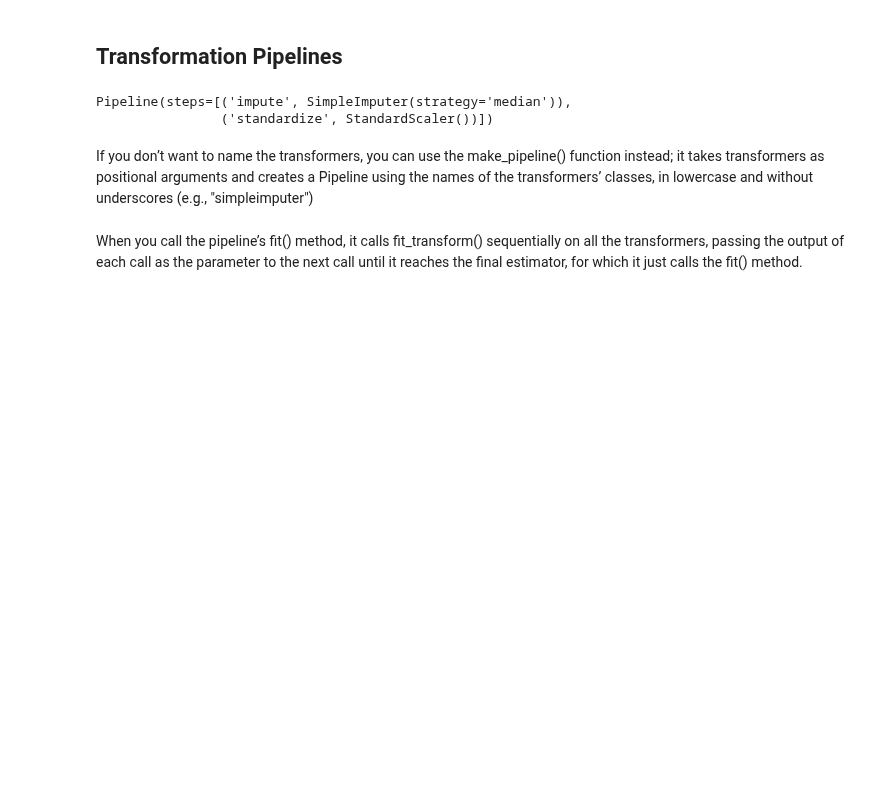
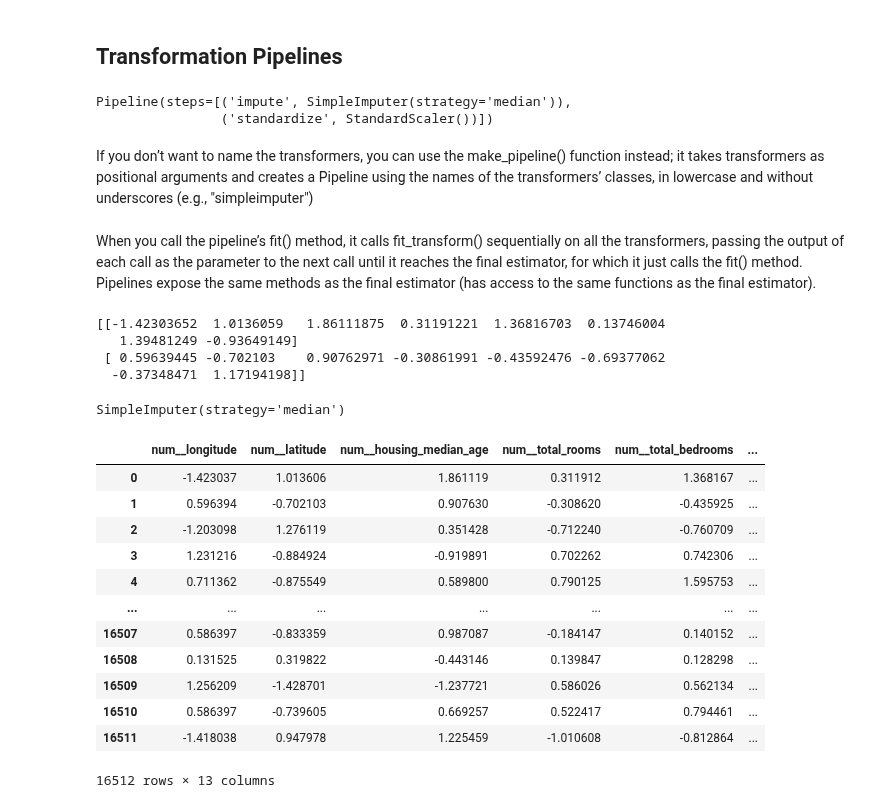
Before and after one commit to TaurusFire/Hands-on-Machine-Learning-Code-Notes, a Jupyter notebook: Chapter 2- Housing Project/HousingPrices.ipynb, the cells around one changed output. Drawn from its saved outputs; the diff is of its cells as text; code cells hidden in the pictures; blank space fills up the shorter version.

Commit message:
updated HousingPrices

```diff
--- a/Chapter 2- Housing Project/HousingPrices.ipynb
+++ b/Chapter 2- Housing Project/HousingPrices.ipynb
@@ -518,4 +524,57 @@ Pipeline(steps=[('impute', SimpleImputer(strategy='median')),
 # %% [markdown]
 If you don’t want to name the transformers, you can use the make_pipeline() function instead; it takes transformers as positional arguments and creates a Pipeline using the names of the transformers’ classes, in lowercase and without underscores (e.g., "simpleimputer")
 # %% [markdown]
-When you call the pipeline’s fit() method, it calls fit_transform() sequentially on all the transformers, passing the output of each call as the parameter to the next call until it reaches the final estimator, for which it just calls the fit() method.
+When you call the pipeline’s fit() method, it calls fit_transform() sequentially on all the transformers, passing the output of each call as the parameter to the next call until it reaches the final estimator, for which it just calls the fit() method. Pipelines expose the same methods as the final estimator (has access to the same functions as the final estimator).
+# %%
+housingNumPrepared = numPipeline.fit_transform(housing_num)
+print(housingNumPrepared[:2])
+#pipelines can also be indexed to obtain the estimators, or the key can be inserted to obtain the estimator, e.g.
+numPipeline["impute"]
+# %% [output]
+[[-1.42303652  1.0136059   1.86111875  0.31191221  1.36816703  0.13746004
+   1.39481249 -0.93649149]
+ [ 0.59639445 -0.702103    0.90762971 -0.30861991 -0.43592476 -0.69377062
+  -0.37348471  1.17194198]]
+SimpleImputer(strategy='median')
+# %%
+#We can use a ColumnTransformer to handle categorical and numerical columns separately.
+#Define the numerical and categorical columns.
+
+num_attribs = ["longitude", "latitude", "housing_median_age", "total_rooms", "total_bedrooms", "population", "households", "median_income"]
+cat_attribs = ["ocean_proximity"]
+
+#make the pipeline
+catPipeline = make_pipeline(SimpleImputer(strategy="most_frequent"), OneHotEncoder(handle_unknown="ignore"))
+
+#create the ColumnTransformer passing in 3-tuples with names (e.g. num or cat), then the corresponding pipeline, then the names of numerical/categorical columns repectively.
+#this pipeline: for numerical columns: imputes the dataset then standardizes numbers. for categorical columns: imputes missing data with the mode and then dot one-hot
+preprocessing = ColumnTransformer([
+    ("num", numPipeline, num_attribs),
+    ("cat", catPipeline, cat_attribs)
+])
+
+#scikit learn also has a make_column_selector() function that allows you to select all the features/column of a given type
+#you can also omit names with make_column_transformer() which chooses the name:
+
+"""preprocessing = make_column_transformer(
+(num_pipeline, make_column_selector(dtype_include=np.number)),
+(cat_pipeline, make_column_selector(dtype_include=object)),
+)"""
+
+housingPrepared = preprocessing.fit_transform(housing)
+housingPrepared = pd.DataFrame(housingPrepared, columns=preprocessing.get_feature_names_out())
+housingPrepared
+# %% [output]
+|  | num__longitude | num__latitude | num__housing_median_age | num__total_rooms | num__total_bedrooms | ... |
+| 0 | -1.423037 | 1.013606 | 1.861119 | 0.311912 | 1.368167 | ... |
+| 1 | 0.596394 | -0.702103 | 0.907630 | -0.308620 | -0.435925 | ... |
+| 2 | -1.203098 | 1.276119 | 0.351428 | -0.712240 | -0.760709 | ... |
+| 3 | 1.231216 | -0.884924 | -0.919891 | 0.702262 | 0.742306 | ... |
+| 4 | 0.711362 | -0.875549 | 0.589800 | 0.790125 | 1.595753 | ... |
+| ... | ... | ... | ... | ... | ... | ... |
+| 16507 | 0.586397 | -0.833359 | 0.987087 | -0.184147 | 0.140152 | ... |
+| 16508 | 0.131525 | 0.319822 | -0.443146 | 0.139847 | 0.128298 | ... |
+| 16509 | 1.256209 | -1.428701 | -1.237721 | 0.586026 | 0.562134 | ... |
+| 16510 | 0.586397 | -0.739605 | 0.669257 | 0.522417 | 0.794461 | ... |
+| 16511 | -1.418038 | 0.947978 | 1.225459 | -1.010608 | -0.812864 | ... |
+16512 rows × 13 columns
```
Also changed, not shown: parts of 7 cells of this notebook.
